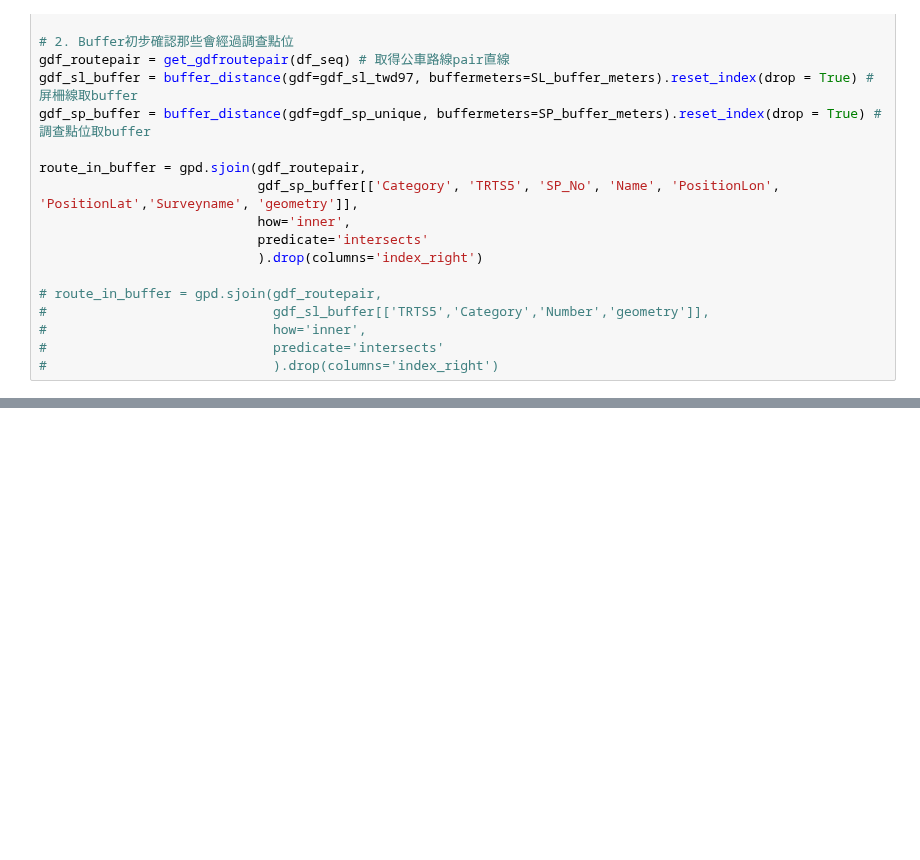
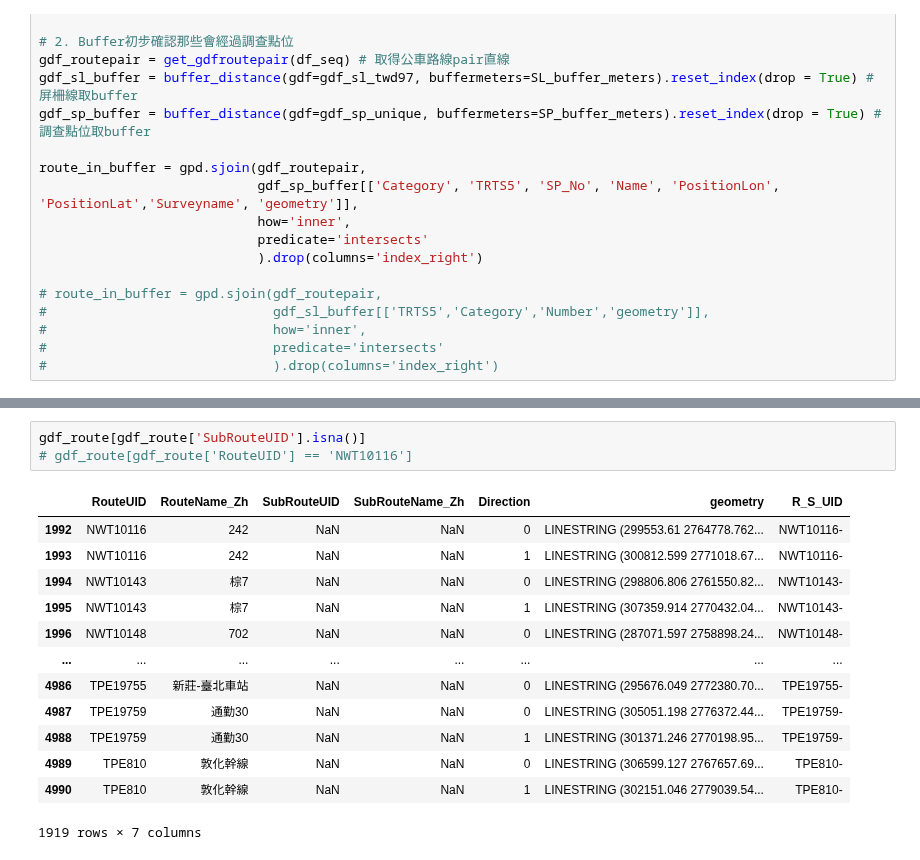
Before and after one commit to KaiChiehKJ/THI-6800-BusTicket, a Jupyter notebook: 04_SelectSegment.ipynb, the cells around one changed output, grey strips where cells are left out. Saved outputs shown, nothing was run; the diff lists cells and outputs as text; blank space fills up the shorter version.

```diff
--- a/04_SelectSegment.ipynb
+++ b/04_SelectSegment.ipynb
@@ -341,0 +377,17 @@ Index(['RouteUID', 'RouteID', 'HasSubRoutes', 'AuthorityID', 'ProviderID',
+# %%
+gdf_route[gdf_route['SubRouteUID'].isna()]
+# gdf_route[gdf_route['RouteUID'] == 'NWT10116']
+# %% [output]
+|  | RouteUID | RouteName_Zh | SubRouteUID | SubRouteName_Zh | Direction | geometry | R_S_UID |
+| 1992 | NWT10116 | 242 | NaN | NaN | 0 | LINESTRING (299553.61 2764778.762... | NWT10116- |
+| 1993 | NWT10116 | 242 | NaN | NaN | 1 | LINESTRING (300812.599 2771018.67... | NWT10116- |
+| 1994 | NWT10143 | 棕7 | NaN | NaN | 0 | LINESTRING (298806.806 2761550.82... | NWT10143- |
+| 1995 | NWT10143 | 棕7 | NaN | NaN | 1 | LINESTRING (307359.914 2770432.04... | NWT10143- |
+| 1996 | NWT10148 | 702 | NaN | NaN | 0 | LINESTRING (287071.597 2758898.24... | NWT10148- |
+| ... | ... | ... | ... | ... | ... | ... | ... |
+| 4986 | TPE19755 | 新莊-臺北車站 | NaN | NaN | 0 | LINESTRING (295676.049 2772380.70... | TPE19755- |
+| 4987 | TPE19759 | 通勤30 | NaN | NaN | 0 | LINESTRING (305051.198 2776372.44... | TPE19759- |
+| 4988 | TPE19759 | 通勤30 | NaN | NaN | 1 | LINESTRING (301371.246 2770198.95... | TPE19759- |
+| 4989 | TPE810 | 敦化幹線 | NaN | NaN | 0 | LINESTRING (306599.127 2767657.69... | TPE810- |
+| 4990 | TPE810 | 敦化幹線 | NaN | NaN | 1 | LINESTRING (302151.046 2779039.54... | TPE810- |
+1919 rows × 7 columns
```
Also changed, not shown: parts of 15 cells of this notebook.
